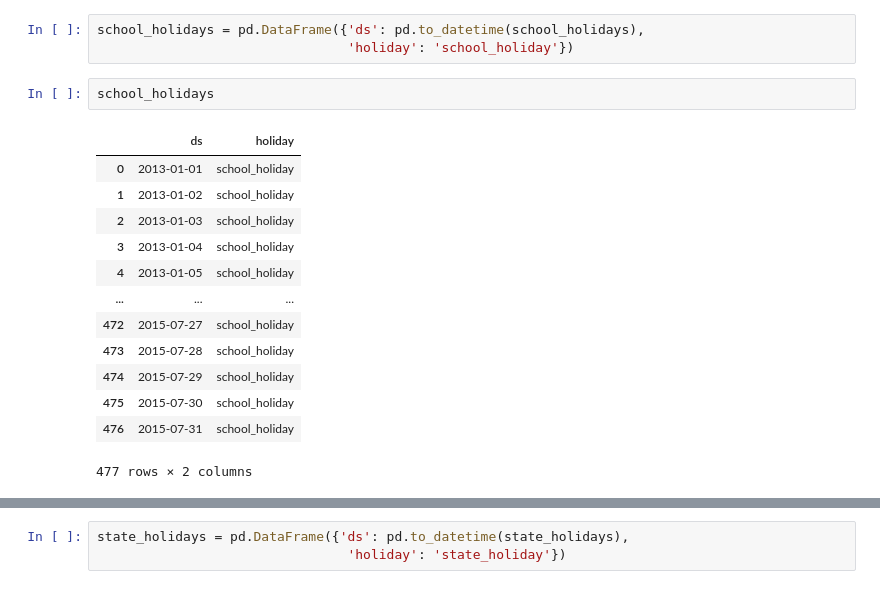
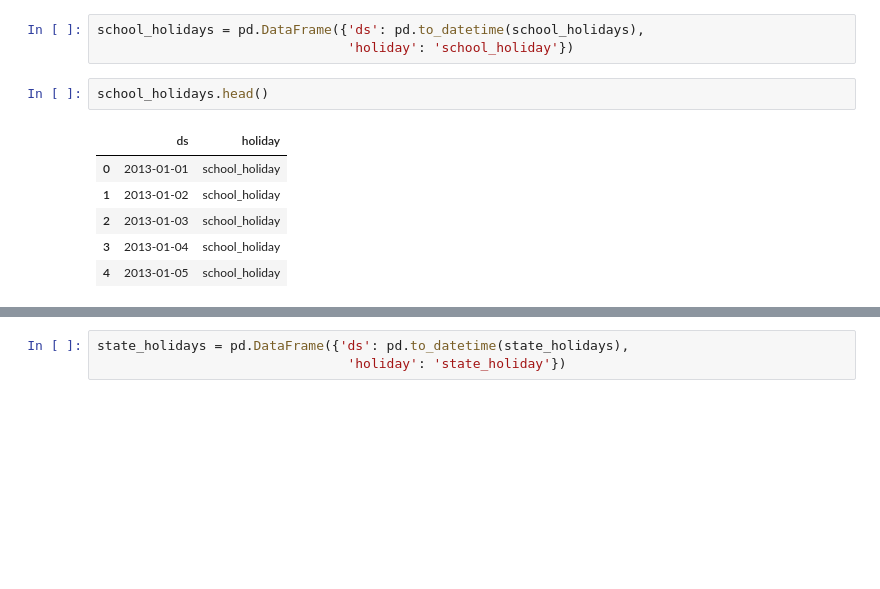
Before and after one commit to CD-AC/DataScience-Sales_Prediction, a Jupyter notebook: Sales_Prediction.ipynb, the cells around one changed output, grey strips where cells are left out. Drawn from its saved outputs; the diff is of its cells as text; blank space fills up the shorter version.

```diff
--- a/Sales_Prediction.ipynb
+++ b/Sales_Prediction.ipynb
@@ -560,18 +565,11 @@ state_holidays.shape
 school_holidays = pd.DataFrame({'ds': pd.to_datetime(school_holidays),
                                 'holiday': 'school_holiday'})
 # %%
-school_holidays
+school_holidays.head()
 # %% [output]
 |  | ds | holiday |
 | 0 | 2013-01-01 | school_holiday |
 | 1 | 2013-01-02 | school_holiday |
 | 2 | 2013-01-03 | school_holiday |
 | 3 | 2013-01-04 | school_holiday |
 | 4 | 2013-01-05 | school_holiday |
-| ... | ... | ... |
-| 472 | 2015-07-27 | school_holiday |
-| 473 | 2015-07-28 | school_holiday |
-| 474 | 2015-07-29 | school_holiday |
-| 475 | 2015-07-30 | school_holiday |
-| 476 | 2015-07-31 | school_holiday |
-477 rows × 2 columns
```
Also changed, not shown: parts of 19 cells of this notebook.
